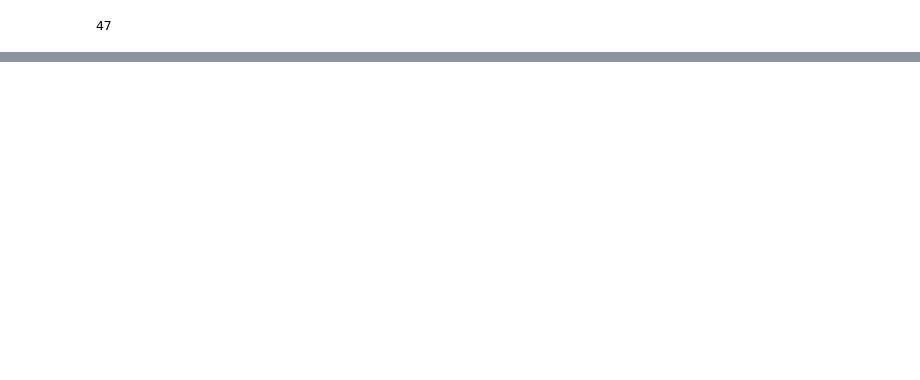
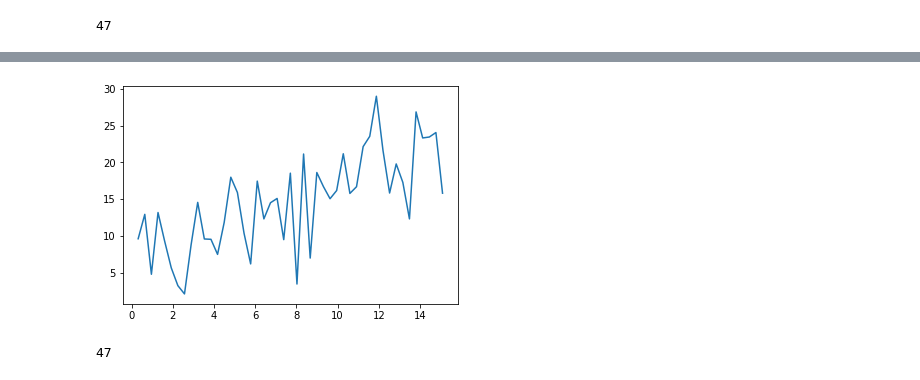
Before and after one commit to Kikumu/Computational-science-practice, a Jupyter notebook: Robot simulation part1.ipynb, the cells around one changed output, grey strips where cells are left out. Saved outputs shown, nothing was run; the diff lists cells and outputs as text; code cells hidden in the pictures; blank space fills up the shorter version.

```diff
--- a/Robot simulation part1.ipynb
+++ b/Robot simulation part1.ipynb
@@ -193,0 +197,13 @@ print(len(random_vals))
+# %%
+#plt.figure()
+#plt.plot(t_array)
+y_axis = random_vals
+x_axis = t_array
+plt.plot(x_axis,y_axis,)
+plt.show()
+# %% [output]
+[figure, added]
+# %%
+print(len(x_exact_array))
+# %% [output]
+47
```
Also changed, not shown: parts of 6 cells of this notebook.
